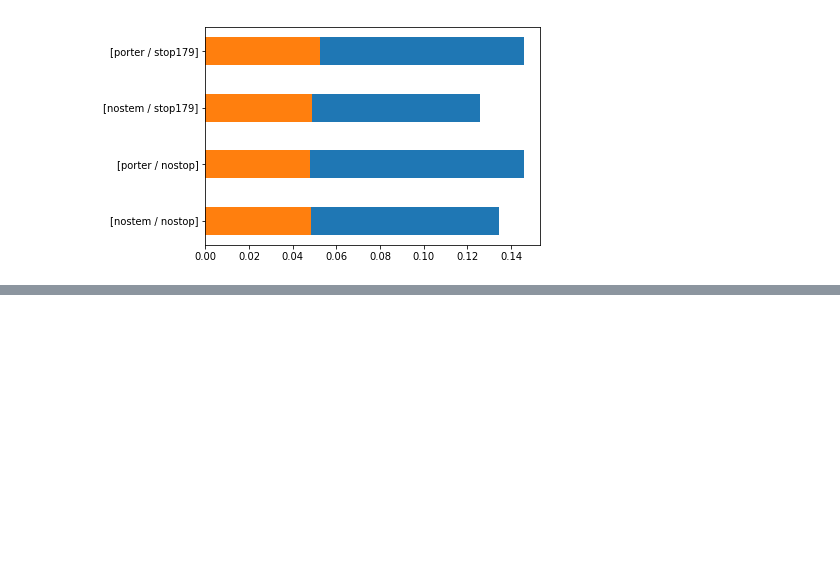
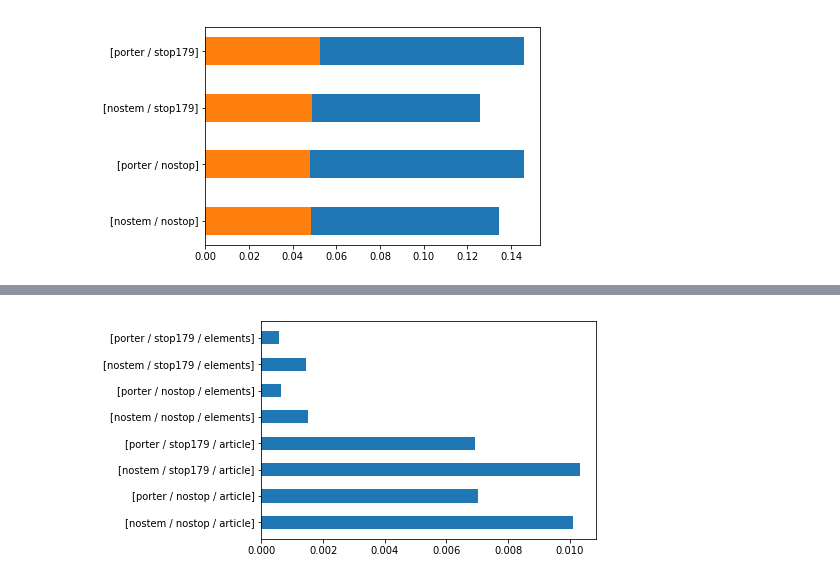
Before and after one commit to ThomasGUICHARD/RechercheInformation, a Jupyter notebook: graphic.ipynb, the cells around one changed output, grey strips where cells are left out. Cells and saved outputs as stored; diff of their text form; code cells hidden in the pictures; blank space fills up the shorter version.

```diff
--- a/graphic.ipynb
+++ b/graphic.ipynb
@@ -101,0 +208,5 @@ plt.savefig("output/ltntlc.png",bbox_inches='tight')
+# %%
+plot_lt5("SMART_LTC")
+plt.savefig("output/ltc_elem.png",bbox_inches='tight')
+# %% [output]
+[figure, added]
```
Also changed, not shown: parts of 4 cells of this notebook.
